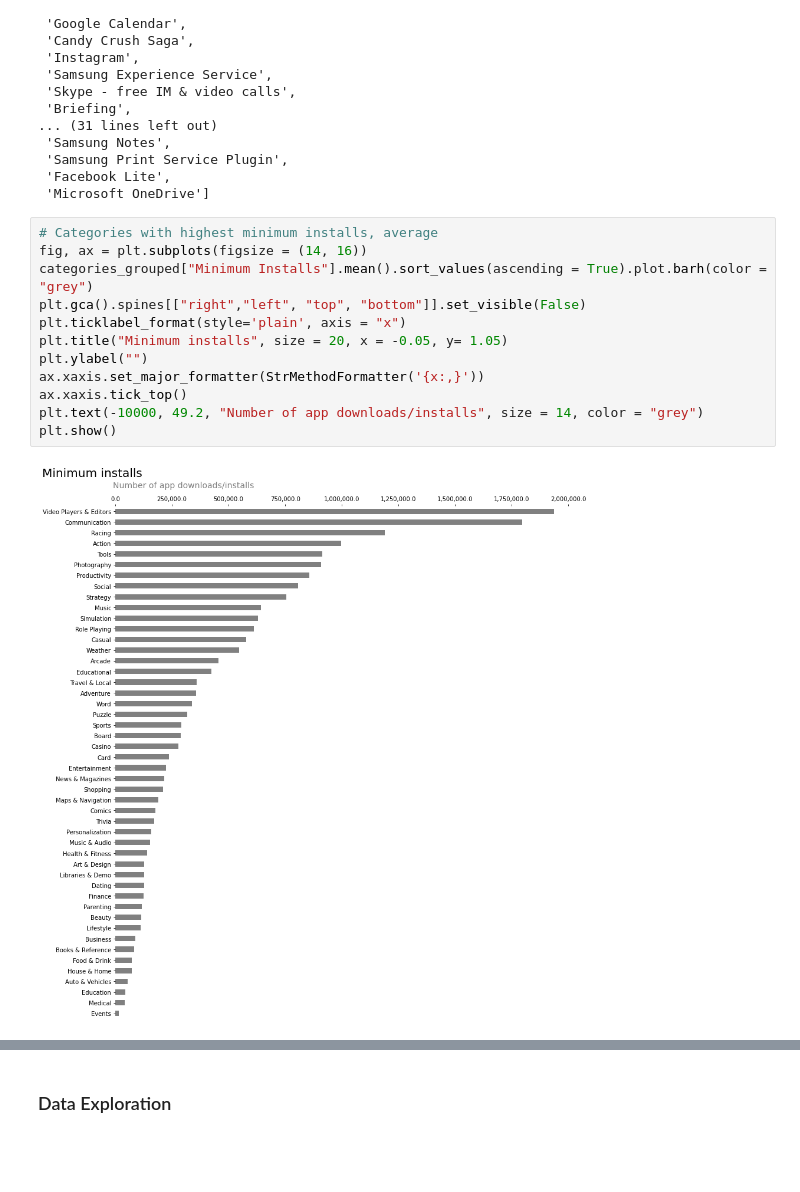
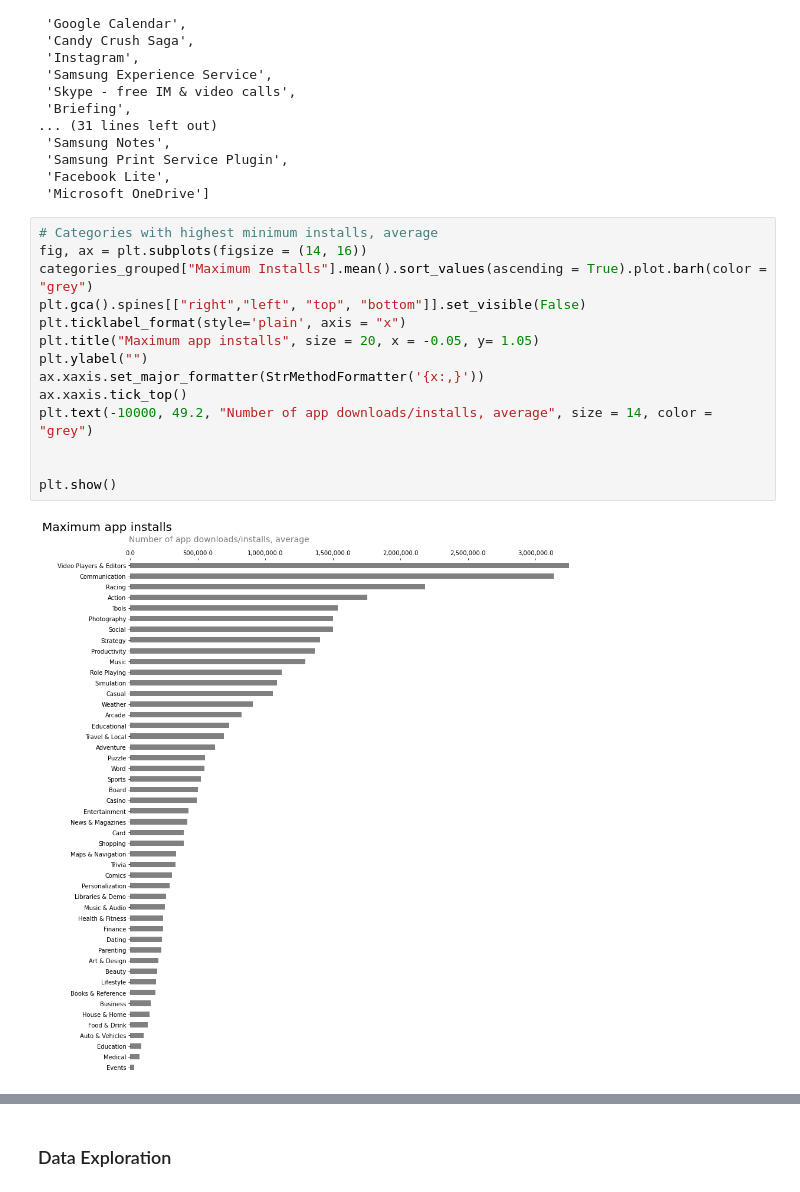
Before and after one commit to paul-trood/Portfolio-Mobile_app_recommendations, a Jupyter notebook: app_profile.ipynb, the cells around one changed output, grey strips where cells are left out. Saved outputs shown, nothing was run; the diff lists cells and outputs as text; blank space fills up the shorter version.

```diff
--- a/app_profile.ipynb
+++ b/app_profile.ipynb
@@ -401,14 +576,16 @@ csv[csv["Installs"] =="1,000,000,000+"]["App Name"].unique().tolist()
 # %%
 # Categories with highest minimum installs, average
 fig, ax = plt.subplots(figsize = (14, 16))
-categories_grouped["Minimum Installs"].mean().sort_values(ascending = True).plot.barh(color = "grey")
+categories_grouped["Maximum Installs"].mean().sort_values(ascending = True).plot.barh(color = "grey")
 plt.gca().spines[["right","left", "top", "bottom"]].set_visible(False)
 plt.ticklabel_format(style='plain', axis = "x")
-plt.title("Minimum installs", size = 20, x = -0.05, y= 1.05)
+plt.title("Maximum app installs", size = 20, x = -0.05, y= 1.05)
 plt.ylabel("")
 ax.xaxis.set_major_formatter(StrMethodFormatter('{x:,}'))
 ax.xaxis.tick_top()
-plt.text(-10000, 49.2, "Number of app downloads/installs", size = 14, color = "grey")
+plt.text(-10000, 49.2, "Number of app downloads/installs, average", size = 14, color = "grey")
+
+
 plt.show()
 # %% [output]
-[figure, old version]
+[figure, new version]
```
Also changed, not shown: parts of 30 cells of this notebook.
